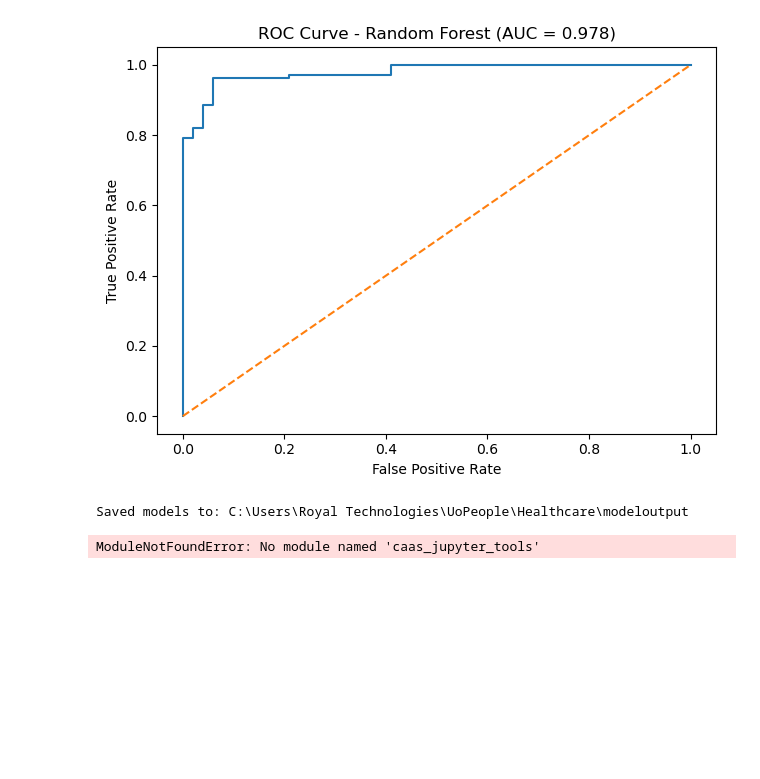
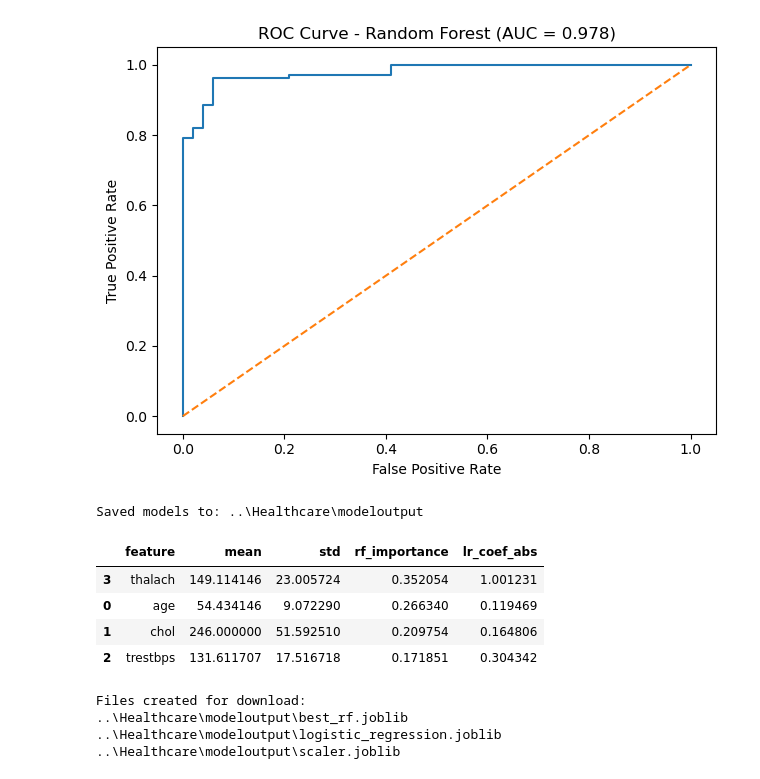
Before and after one commit to MartinKyng/Healthcare, a Jupyter notebook: analysis.ipynb, the cells around one changed output. Drawn from its saved outputs; the diff is of its cells as text; code cells hidden in the pictures; blank space fills up the shorter version.

```diff
--- a/analysis.ipynb
+++ b/analysis.ipynb
@@ -25,7 +25,7 @@ import matplotlib.pyplot as plt
 import warnings
 warnings.filterwarnings("ignore")
 # %%
-data_path = Path(r"C:\Users\Royal Technologies\UoPeople\Healthcare\dataset\heart.csv")
+data_path = Path(r"..\Healthcare\dataset\heart.csv")
 if not data_path.exists():
     raise FileNotFoundError(f"Dataset not found at {data_path}")
 # %%
@@ -302,28 +302,37 @@ plt.show()
 # %%
 
 # 15. Save the final model and scaler for download
 import joblib
-out_dir = Path(r"C:\Users\Royal Technologies\UoPeople\Healthcare\modeloutput")
+out_dir = Path(r"..\Healthcare\modeloutput")
 out_dir.mkdir(exist_ok=True)
 joblib.dump(best_rf, out_dir/"best_rf.joblib")
 joblib.dump(scaler, out_dir/"scaler.joblib")
 joblib.dump(lr, out_dir/"logistic_regression.joblib")
 print("\nSaved models to:", out_dir)
 
 # Display a compact EDA summary table
 eda_summary = pd.DataFrame({
     "feature": X.columns,
     "mean": X.mean().values,
     "std": X.std().values,
     "rf_importance": best_rf.feature_importances_,
     "lr_coef_abs": np.abs(lr.coef_[0])
 }).sort_values("rf_importance", ascending=False)
-from caas_jupyter_tools import display_dataframe_to_user
-display_dataframe_to_user("EDA + Feature Summary", eda_summary.reset_index(drop=True))
+from IPython.display import display
+display(eda_summary)
+
 
 print("\nFiles created for download:")
 for p in out_dir.iterdir():
     print(p)
 # %% [output]
-Saved models to: C:\Users\Royal Technologies\UoPeople\Healthcare\modeloutput
+Saved models to: ..\Healthcare\modeloutput
+|  | feature | mean | std | rf_importance | lr_coef_abs |
+| 3 | thalach | 149.114146 | 23.005724 | 0.352054 | 1.001231 |
+| 0 | age | 54.434146 | 9.072290 | 0.266340 | 0.119469 |
+| 1 | chol | 246.000000 | 51.592510 | 0.209754 | 0.164806 |
+| 2 | trestbps | 131.611707 | 17.516718 | 0.171851 | 0.304342 |
-ModuleNotFoundError: No module named 'caas_jupyter_tools'
+Files created for download:
+..\Healthcare\modeloutput\best_rf.joblib
+..\Healthcare\modeloutput\logistic_regression.joblib
+..\Healthcare\modeloutput\scaler.joblib
```
